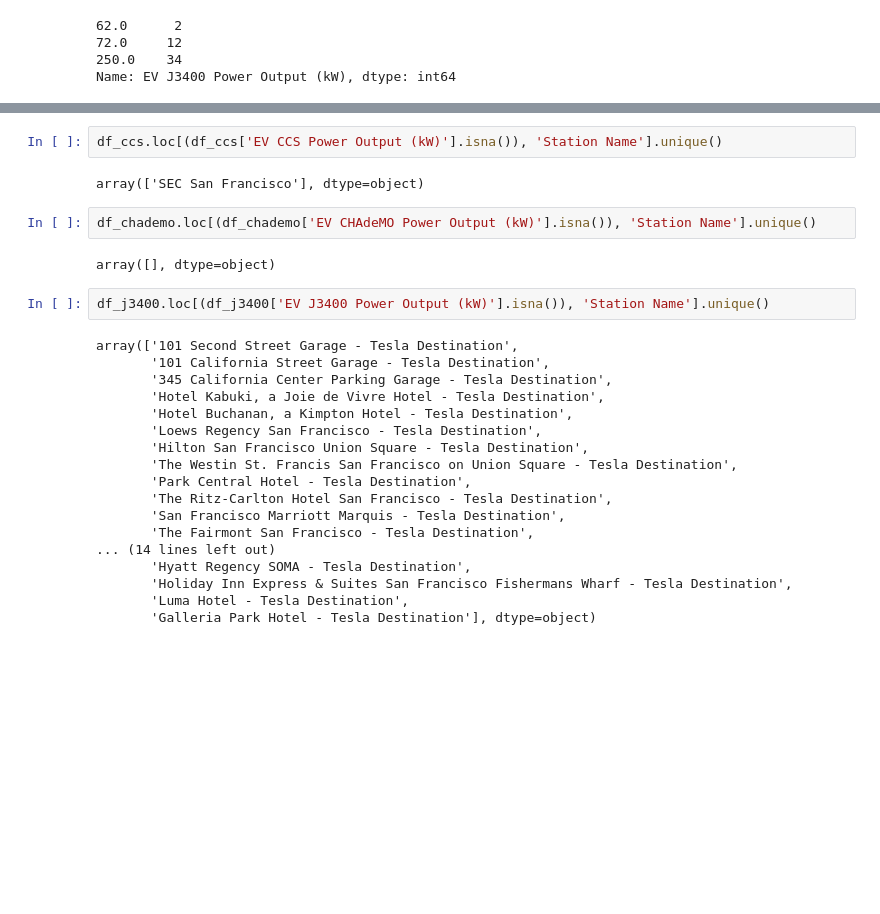
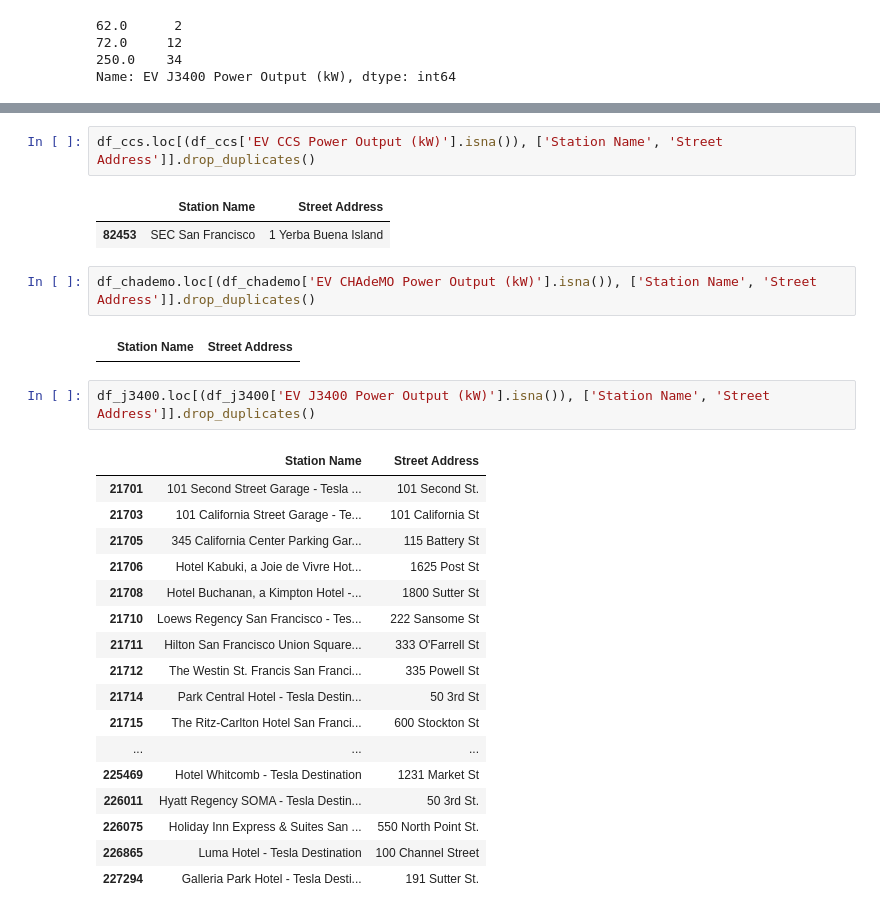
Before and after one commit to Stanford-Sustainable-Systems-Lab/pamodpy, a Jupyter notebook: pamodpy/data/SF_charging_data_preprocessing.ipynb, the cells around one changed output, grey strips where cells are left out. Cells and saved outputs as stored; diff of their text form; blank space fills up the shorter version.

Commit message:
ENH: preprocessing of AFDC SF charging station data (work in progress)

```diff
--- a/pamodpy/data/SF_charging_data_preprocessing.ipynb
+++ b/pamodpy/data/SF_charging_data_preprocessing.ipynb
@@ -211,29 +165,30 @@ array(["Hyatt at Fisherman's Wharf", 'Palace Hotel',
 # %%
-df_ccs.loc[(df_ccs['EV CCS Power Output (kW)'].isna()), 'Station Name'].unique()
+df_ccs.loc[(df_ccs['EV CCS Power Output (kW)'].isna()), ['Station Name', 'Street Address']].drop_duplicates()
 # %% [output]
-array(['SEC San Francisco'], dtype=object)
+|  | Station Name | Street Address |
+| 82453 | SEC San Francisco | 1 Yerba Buena Island |
 # %%
-df_chademo.loc[(df_chademo['EV CHAdeMO Power Output (kW)'].isna()), 'Station Name'].unique()
+df_chademo.loc[(df_chademo['EV CHAdeMO Power Output (kW)'].isna()), ['Station Name', 'Street Address']].drop_duplicates()
 # %% [output]
-array([], dtype=object)
+|  | Station Name | Street Address |
 # %%
-df_j3400.loc[(df_j3400['EV J3400 Power Output (kW)'].isna()), 'Station Name'].unique()
+df_j3400.loc[(df_j3400['EV J3400 Power Output (kW)'].isna()), ['Station Name', 'Street Address']].drop_duplicates()
 # %% [output]
-array(['101 Second Street Garage - Tesla Destination',
-       '101 California Street Garage - Tesla Destination',
-       '345 California Center Parking Garage - Tesla Destination',
-       'Hotel Kabuki, a Joie de Vivre Hotel - Tesla Destination',
-       'Hotel Buchanan, a Kimpton Hotel - Tesla Destination',
-       'Loews Regency San Francisco - Tesla Destination',
-       'Hilton San Francisco Union Square - Tesla Destination',
-       'The Westin St. Francis San Francisco on Union Square - Tesla Destination',
-       'Park Central Hotel - Tesla Destination',
-       'The Ritz-Carlton Hotel San Francisco - Tesla Destination',
-       'San Francisco Marriott Marquis - Tesla Destination',
-       'The Fairmont San Francisco - Tesla Destination',
-... (14 lines left out)
-       'Hyatt Regency SOMA - Tesla Destination',
-       'Holiday Inn Express & Suites San Francisco Fishermans Wharf - Tesla Destination',
-       'Luma Hotel - Tesla Destination',
-       'Galleria Park Hotel - Tesla Destination'], dtype=object)
+|  | Station Name | Street Address |
+| 21701 | 101 Second Street Garage - Tesla ... | 101 Second St. |
+| 21703 | 101 California Street Garage - Te... | 101 California St |
+| 21705 | 345 California Center Parking Gar... | 115 Battery St |
+| 21706 | Hotel Kabuki, a Joie de Vivre Hot... | 1625 Post St |
+| 21708 | Hotel Buchanan, a Kimpton Hotel -... | 1800 Sutter St |
+| 21710 | Loews Regency San Francisco - Tes... | 222 Sansome St |
+| 21711 | Hilton San Francisco Union Square... | 333 O'Farrell St |
+| 21712 | The Westin St. Francis San Franci... | 335 Powell St |
+| 21714 | Park Central Hotel - Tesla Destin... | 50 3rd St |
+| 21715 | The Ritz-Carlton Hotel San Franci... | 600 Stockton St |
+| ... | ... | ... |
+| 225469 | Hotel Whitcomb - Tesla Destination | 1231 Market St |
+| 226011 | Hyatt Regency SOMA - Tesla Destin... | 50 3rd St. |
+| 226075 | Holiday Inn Express & Suites San ... | 550 North Point St. |
+| 226865 | Luma Hotel - Tesla Destination | 100 Channel Street |
+| 227294 | Galleria Park Hotel - Tesla Desti... | 191 Sutter St. |
 # %%
```
Also changed, not shown: parts of 9 cells of this notebook.
